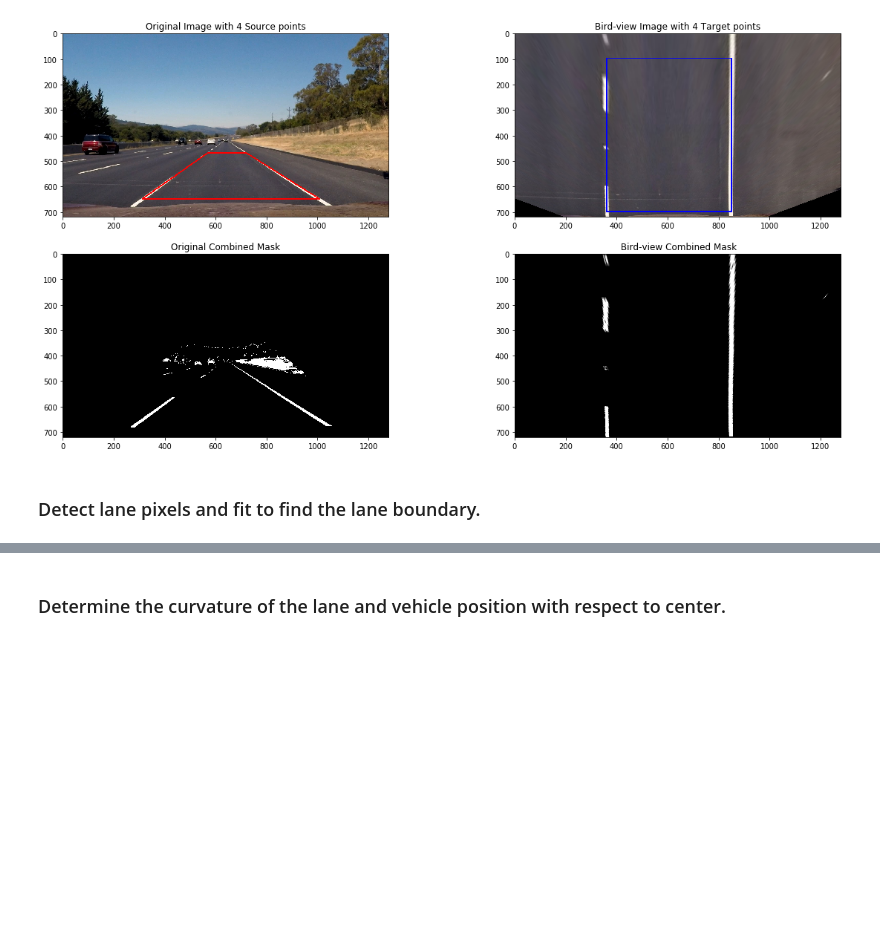
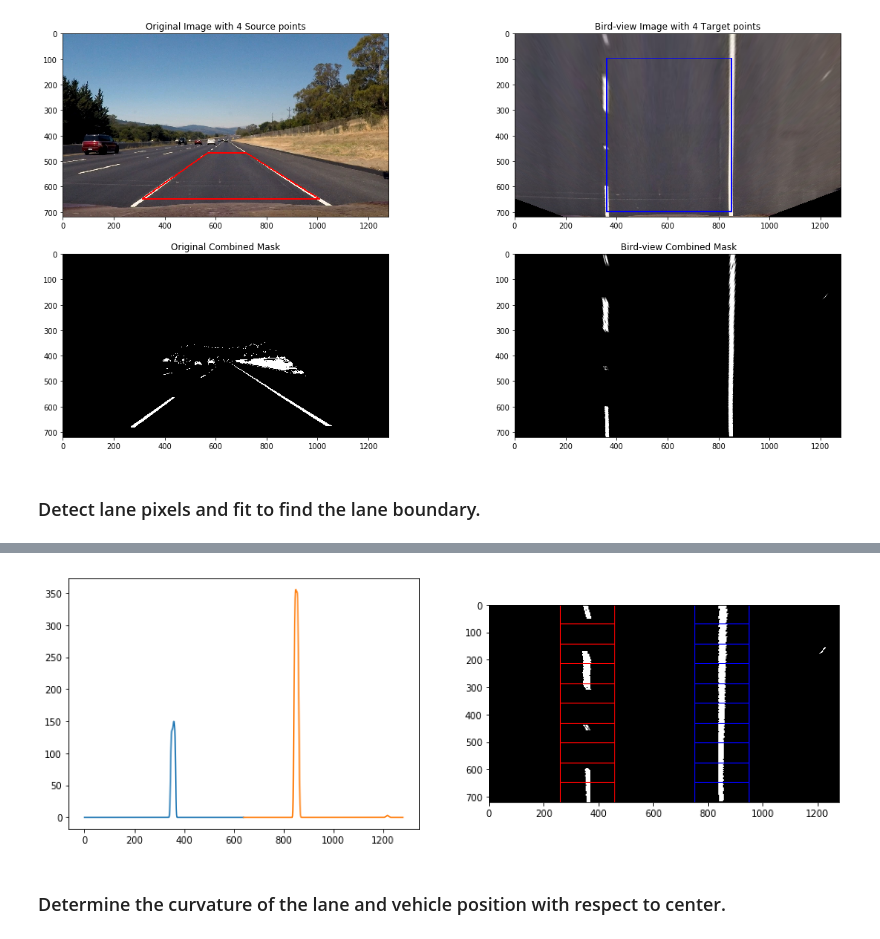
Before and after one commit to StevenShuoFeng/CarND-Advanced-Lane-Lines, a Jupyter notebook: pipeline.ipynb, the cells around one changed output, grey strips where cells are left out. Saved outputs shown, nothing was run; the diff lists cells and outputs as text; code cells hidden in the pictures; blank space fills up the shorter version.

```diff
--- a/pipeline.ipynb
+++ b/pipeline.ipynb
@@ -318,0 +285,99 @@ right center: 849.0
+# %%
+class LaneFinder:
+    '''
+    Initialize the window size and allocate size for window coordinates etc
+    '''
+    def __init__(self, num_window=10, width_window = 200):
+        self.isInit = False
+        self.threshold_minCountToUpdateCenter = 50
+
+        self.num_win = num_window
+        self.WW = int(width_window/2)
+        self.HW = 0
+
+        self.x_center_llane = -1*np.ones((num_window, 1))
+        self.x_center_rlane = -1*np.ones((num_window, 1))
+
+        self.y_range = np.zeros((num_window, 2), np.int32)
+
+
+    '''
+    Run for the first time, check the center of each left and right lane and assign it to the first (lowest) window
+    Initialize window height according to image height
+    '''
+    def init(self, img):
+        self.sizy, self.sizx = img.shape
+        self.HW = math.floor(self.sizy/self.num_win) # height of window
+
+        for step in range(self.num_win):
+            self.y_range[step] = [self.sizy - (step+1)*self.HW, self.sizy - (step)*self.HW]
+
+        self.init_proj = np.sum(img[:int(self.sizy/2), :], axis=0) # project the image into x-axis
+        self.x_center_llane[0] = np.argmax(proj[:int(self.sizx/2)])
+        self.x_center_rlane[0] = np.argmax(proj[int(self.sizx/2):]) + int(self.sizx/2)
+
+        print('Initial left center, x =', self.x_center_llane[0])
+        print('Initial right center, x = ', self.x_center_rlane[0])
+
+        self.isInit = True
+
+    '''
+    '''
+    def fitWindowCenter(self, img):
+        # new 3-channel mask for drawing
+        self.out_img = np.dstack((img, img, img))*255
+
+        # current non-zero coordinates
+        self.nonzero_x = np.where(img>0)[1]
+        self.nonzero_y = np.where(img>0)[0]
+
+        for step in range(self.num_win):
+            # If the center of the window is -1, use previous window center
+            if self.x_center_llane[step] == -1:
+                self.x_center_llane[step] = self.x_center_llane[step-1]
+            if self.x_center_rlane[step] == -1:
+                self.x_center_rlane[step] = self.x_center_rlane[step-1]
+
+            center_l = self.x_center_llane[step]
+            center_r = self.x_center_rlane[step]
+
+            xwin_l = [center_l-self.WW, center_l+self.WW]
+            xwin_r = [center_r-self.WW, center_r+self.WW]
+            ywin = self.y_range[step]
+
+            cv2.rectangle(self.out_img, (xwin_l[0], ywin[0]), (xwin_l[1], ywin[1]),\
+                          color=(255,0,0), thickness=2)
+            cv2.rectangle(self.out_img, (xwin_r[0], ywin[0]), (xwin_r[1], ywin[1]),\
+                          color=(0,0,255), thickness=2)
+
+    # INPUT:
+    # img should be 2D grayscale, bird-view image of lanes from combined mask
+    # num_window and width_window define the sliding window
+    def run(self, mask):
+        # Initialize
+        if not self.isInit:
+            self.init(mask)
+
+        # Find window centers
+        self.fitWindowCenter(mask)
+
+
+plt.rcParams['figure.figsize'] = (15, 5)
+
+m = np.copy(mask_bird)
+laneFinderObj = LaneFinder()
+laneFinderObj.run(m)
+
+proj = laneFinderObj.init_proj
+halfLen = int(len(proj)/2)
+rng1 = range(halfLen)
+rng2 = range(halfLen, 2*halfLen)
+
+print(proj.shape)
+plt.subplot(1,2,1)
+plt.plot(rng1, proj[rng1])
+plt.plot(rng2, proj[rng2])
+plt.subplot(1,2,2)
+plt.imshow(laneFinderObj.out_img)
+plt.show()
+# %% [output]
@@ -319,2 +388,3 @@ right center: 849.0
+[figure, added]
 # %% [markdown]
 ### Determine the curvature of the lane and vehicle position with respect to center.
```
Also changed, not shown: parts of 4 cells of this notebook.
